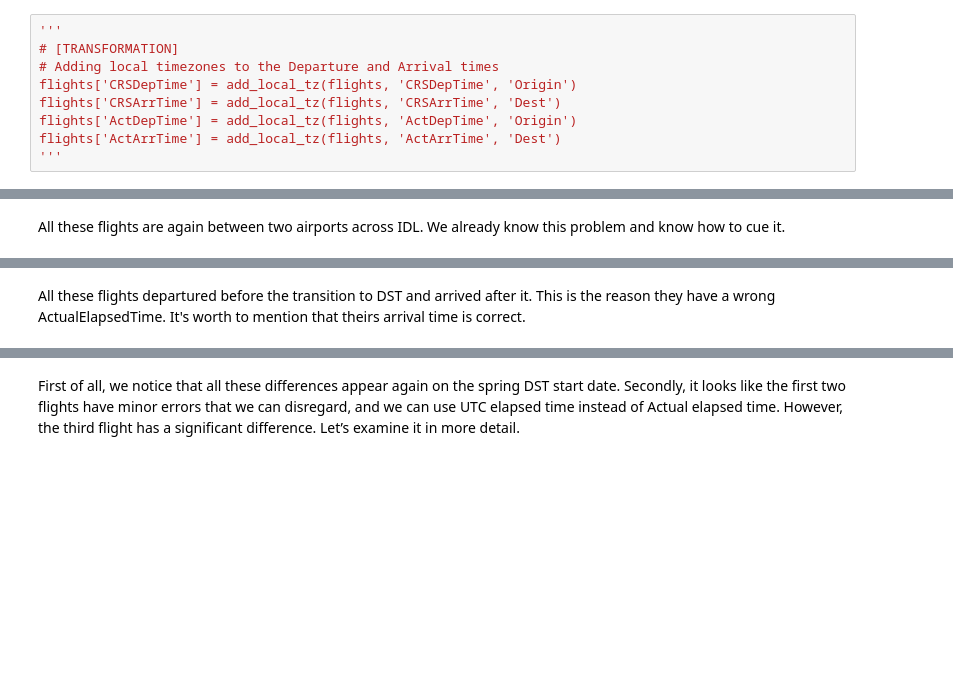
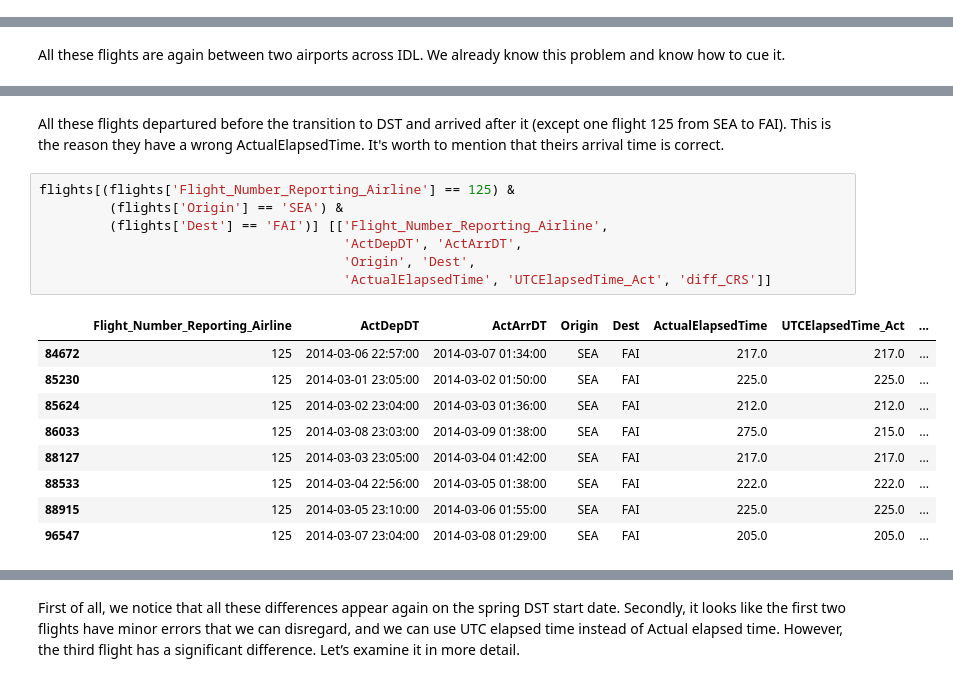
Before and after one commit to kholodov-a/Springboard_repo, a Jupyter notebook: CS2-flights-delay-REPO/notebooks/Data Wrangling.ipynb, the cells around one changed output, grey strips where cells are left out. Saved outputs shown, nothing was run; the diff lists cells and outputs as text; blank space fills up the shorter version.

```diff
--- a/CS2-flights-delay-REPO/notebooks/Data Wrangling.ipynb
+++ b/CS2-flights-delay-REPO/notebooks/Data Wrangling.ipynb
@@ -1281,9 +1272,0 @@ def add_local_tz(df, dt_field, IATA_code_field):
-# %%
-'''
-# [TRANSFORMATION]
-# Adding local timezones to the Departure and Arrival times
-flights['CRSDepTime'] = add_local_tz(flights, 'CRSDepTime', 'Origin')
-flights['CRSArrTime'] = add_local_tz(flights, 'CRSArrTime', 'Dest')
-flights['ActDepTime'] = add_local_tz(flights, 'ActDepTime', 'Origin')
-flights['ActArrTime'] = add_local_tz(flights, 'ActArrTime', 'Dest')
-'''
@@ -1465,2 +1654,19 @@ print(error_60[~(error_60['ActArrTime'] > error_60['DST_Dest'])].T)
 # %% [markdown]
-All these flights departured before the transition to DST and arrived after it. This is the reason they have a wrong ActualElapsedTime. It's worth to mention that theirs arrival time is correct.
+All these flights departured before the transition to DST and arrived after it (except one flight 125 from SEA to FAI). This is the reason they have a wrong ActualElapsedTime. It's worth to mention that theirs arrival time is correct.
+# %%
+flights[(flights['Flight_Number_Reporting_Airline'] == 125) &
+         (flights['Origin'] == 'SEA') &
+         (flights['Dest'] == 'FAI')] [['Flight_Number_Reporting_Airline',
+                                       'ActDepDT', 'ActArrDT',
+                                       'Origin', 'Dest',
+                                       'ActualElapsedTime', 'UTCElapsedTime_Act', 'diff_CRS']]
+# %% [output]
+|  | Flight_Number_Reporting_Airline | ActDepDT | ActArrDT | Origin | Dest | ActualElapsedTime | UTCElapsedTime_Act | ... |
+| 84672 | 125 | 2014-03-06 22:57:00 | 2014-03-07 01:34:00 | SEA | FAI | 217.0 | 217.0 | ... |
+| 85230 | 125 | 2014-03-01 23:05:00 | 2014-03-02 01:50:00 | SEA | FAI | 225.0 | 225.0 | ... |
+| 85624 | 125 | 2014-03-02 23:04:00 | 2014-03-03 01:36:00 | SEA | FAI | 212.0 | 212.0 | ... |
+| 86033 | 125 | 2014-03-08 23:03:00 | 2014-03-09 01:38:00 | SEA | FAI | 275.0 | 215.0 | ... |
+| 88127 | 125 | 2014-03-03 23:05:00 | 2014-03-04 01:42:00 | SEA | FAI | 217.0 | 217.0 | ... |
+| 88533 | 125 | 2014-03-04 22:56:00 | 2014-03-05 01:38:00 | SEA | FAI | 222.0 | 222.0 | ... |
+| 88915 | 125 | 2014-03-05 23:10:00 | 2014-03-06 01:55:00 | SEA | FAI | 225.0 | 225.0 | ... |
+| 96547 | 125 | 2014-03-07 23:04:00 | 2014-03-08 01:29:00 | SEA | FAI | 205.0 | 205.0 | ... |
```
Also changed, not shown: parts of 47 cells of this notebook.
